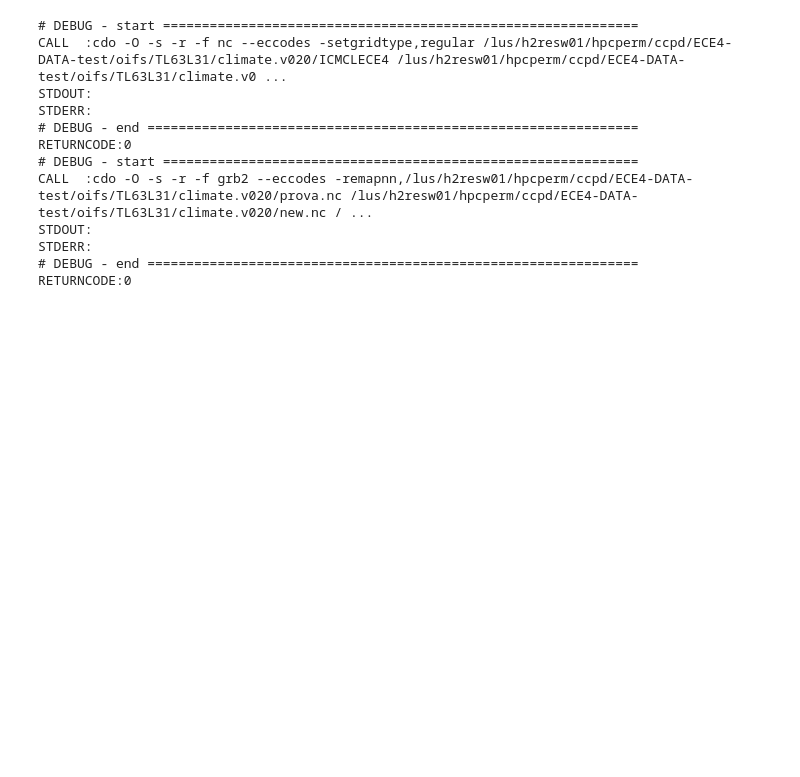
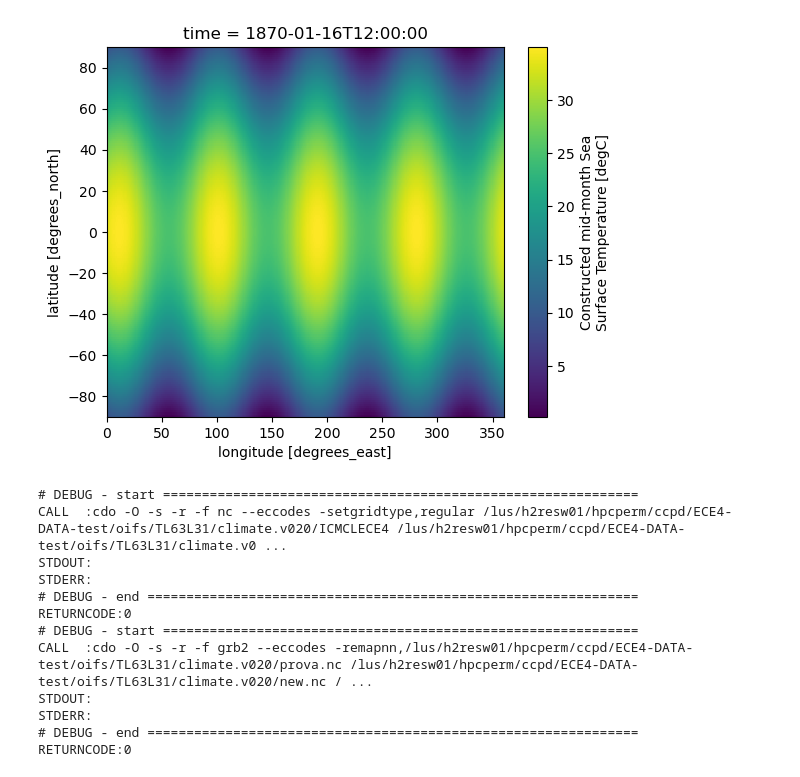
Before and after one commit to asozza/ecearth-quests, a Jupyter notebook: epochal/OIFS/modify_oifs.ipynb, the cells around one changed output. Cells and saved outputs as stored; diff of their text form; code cells hidden in the pictures; blank space fills up the shorter version.

```diff
--- a/epochal/OIFS/modify_oifs.ipynb
+++ b/epochal/OIFS/modify_oifs.ipynb
@@ -117,0 +35,28 @@ Converting back to GRIB file /lus/h2resw01/scratch/ccpd/cdoPyc3bjnhjf
+# %%
+
+sstfield = xr.open_dataset(os.path.join(amip_indir, 'tosbcs_input4MIPs_SSTsAndSeaIce_CMIP_PCMDI-AMIP-1-1-3_gn_187001-201706.nc'))
+sstfield['tosbcs'].shape
+lons = sstfield['lon'].values
+lats = sstfield['lat'].values
+lon2d, lat2d = np.meshgrid(lons, lats)
+
+# Sinusoidal parameters
+A = 25        # Amplitude in degrees Celsius
+B = 5      # Amplitude in degrees Celsius
+beta = 45    # Phase shift in degrees
+k_lat = np.pi / 180    # frequency in lat direction
+k_lon = np.pi / 180 * 4    # frequency in lon direction
+T0 = 5       # Mean temperature
+
+# Create sinusoidal SST pattern
+sst_pattern = A * np.cos(k_lat * lat2d) + B * np.sin(k_lon * lon2d + np.pi/180*beta) + T0
+sst_broadcast = np.broadcast_to(sst_pattern, sstfield['tosbcs'].shape)
+
+sstfield['tosbcs'].data = sst_broadcast
+sstfield['tosbcs'].isel(time=0).plot()
+outfile = os.path.join(amip_outdir, 'tosbcs_input4MIPs_SSTsAndSeaIce_CMIP_PCMDI-AMIP-1-1-3_gn_187001-201706.nc')
+if os.path.exists(outfile):
+    os.remove(outfile)
+sstfield.to_netcdf(outfile)
+# %% [output]
+[figure, added]
```
Also changed, not shown: parts of 3 cells of this notebook.
